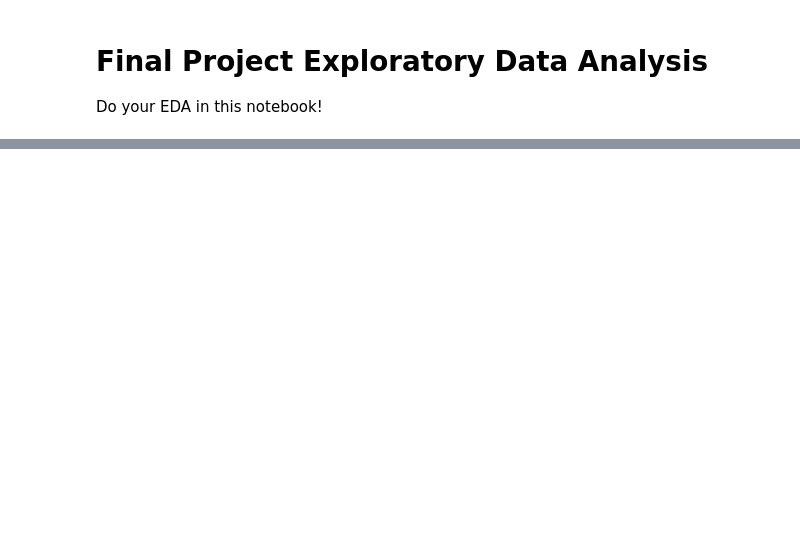
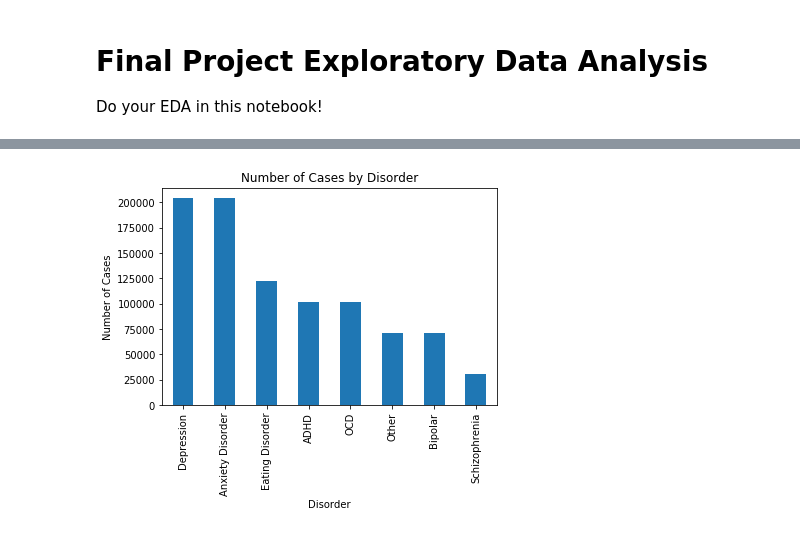
Before and after one commit to ngentry9/NG-GA2020-Project, a Jupyter notebook: eda.ipynb, the cells around one changed output, grey strips where cells are left out. Drawn from its saved outputs; the diff is of its cells as text; code cells hidden in the pictures; blank space fills up the shorter version.

```diff
--- a/eda.ipynb
+++ b/eda.ipynb
@@ -73,0 +43,2 @@ mh_2
+# %%
+mh.dropna(inplace = True)
@@ -73,0 +80,7 @@ mh_2
+# %%
+mh['illness'].value_counts().plot(kind='bar')
+plt.ylabel('Number of Cases')
+plt.xlabel('Disorder')
+plt.title('Number of Cases by Disorder');
+# %% [output]
+[figure, added]
```
Also changed, not shown: parts of 16 cells of this notebook.
